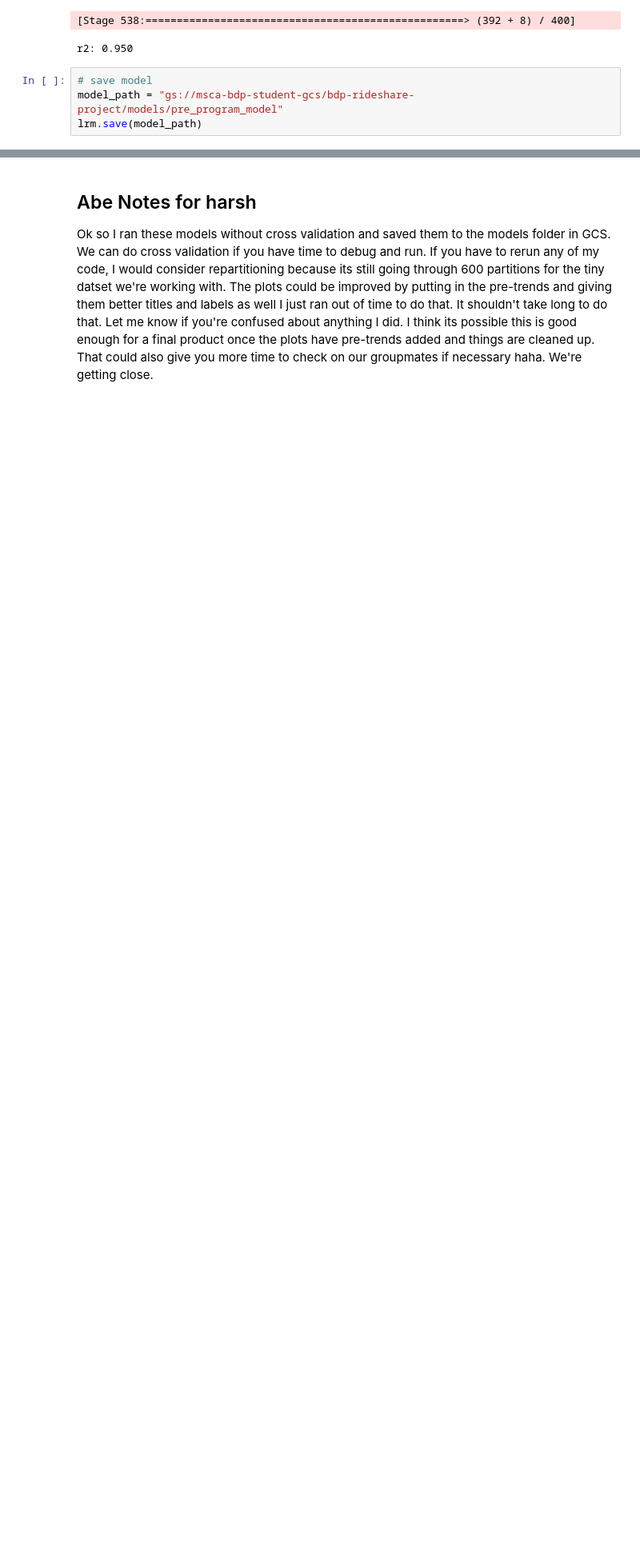
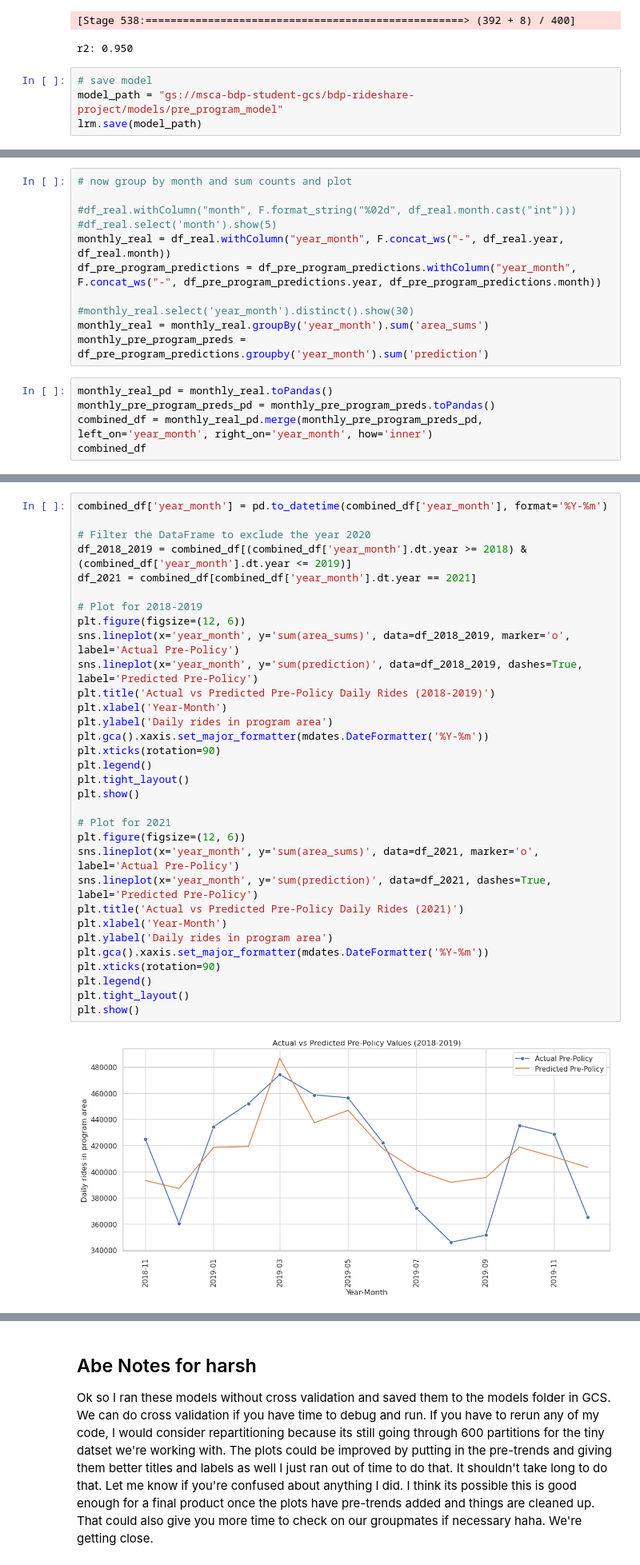
Before and after one commit to hvpachisia/uchicago-lyft-rideshare, a Jupyter notebook: supervised_ml.ipynb, the cells around one changed output, grey strips where cells are left out. Shown at 80% size. Saved outputs shown, nothing was run; the diff lists cells and outputs as text; blank space fills up the shorter version.

```diff
--- a/supervised_ml.ipynb
+++ b/supervised_ml.ipynb
@@ -450,0 +501,16 @@ lrm.save(model_path)
+# %%
+# now group by month and sum counts and plot
+
+#df_real.withColumn("month", F.format_string("%02d", df_real.month.cast("int")))
+#df_real.select('month').show(5)
+monthly_real = df_real.withColumn("year_month", F.concat_ws("-", df_real.year, df_real.month))
+df_pre_program_predictions = df_pre_program_predictions.withColumn("year_month", F.concat_ws("-", df_pre_program_predictions.year, df_pre_program_predictions.month))
+
+#monthly_real.select('year_month').distinct().show(30)
+monthly_real = monthly_real.groupBy('year_month').sum('area_sums')
+monthly_pre_program_preds = df_pre_program_predictions.groupby('year_month').sum('prediction')
+# %%
+monthly_real_pd = monthly_real.toPandas()
+monthly_pre_program_preds_pd = monthly_pre_program_preds.toPandas()
+combined_df = monthly_real_pd.merge(monthly_pre_program_preds_pd, left_on='year_month', right_on='year_month', how='inner')
+combined_df
@@ -450,0 +535,34 @@ lrm.save(model_path)
+# %%
+combined_df['year_month'] = pd.to_datetime(combined_df['year_month'], format='%Y-%m')
+
+# Filter the DataFrame to exclude the year 2020
+df_2018_2019 = combined_df[(combined_df['year_month'].dt.year >= 2018) & (combined_df['year_month'].dt.year <= 2019)]
+df_2021 = combined_df[combined_df['year_month'].dt.year == 2021]
+
+# Plot for 2018-2019
+plt.figure(figsize=(12, 6))
+sns.lineplot(x='year_month', y='sum(area_sums)', data=df_2018_2019, marker='o', label='Actual Pre-Policy')
+sns.lineplot(x='year_month', y='sum(prediction)', data=df_2018_2019, dashes=True, label='Predicted Pre-Policy')
+plt.title('Actual vs Predicted Pre-Policy Daily Rides (2018-2019)')
+plt.xlabel('Year-Month')
+plt.ylabel('Daily rides in program area')
+plt.gca().xaxis.set_major_formatter(mdates.DateFormatter('%Y-%m'))
+plt.xticks(rotation=90)
+plt.legend()
+plt.tight_layout()
+plt.show()
+
+# Plot for 2021
+plt.figure(figsize=(12, 6))
+sns.lineplot(x='year_month', y='sum(area_sums)', data=df_2021, marker='o', label='Actual Pre-Policy')
+sns.lineplot(x='year_month', y='sum(prediction)', data=df_2021, dashes=True, label='Predicted Pre-Policy')
+plt.title('Actual vs Predicted Pre-Policy Daily Rides (2021)')
+plt.xlabel('Year-Month')
+plt.ylabel('Daily rides in program area')
+plt.gca().xaxis.set_major_formatter(mdates.DateFormatter('%Y-%m'))
+plt.xticks(rotation=90)
+plt.legend()
+plt.tight_layout()
+plt.show()
+# %% [output]
+[figure, added]
```
Also changed, not shown: parts of 33 cells of this notebook.
